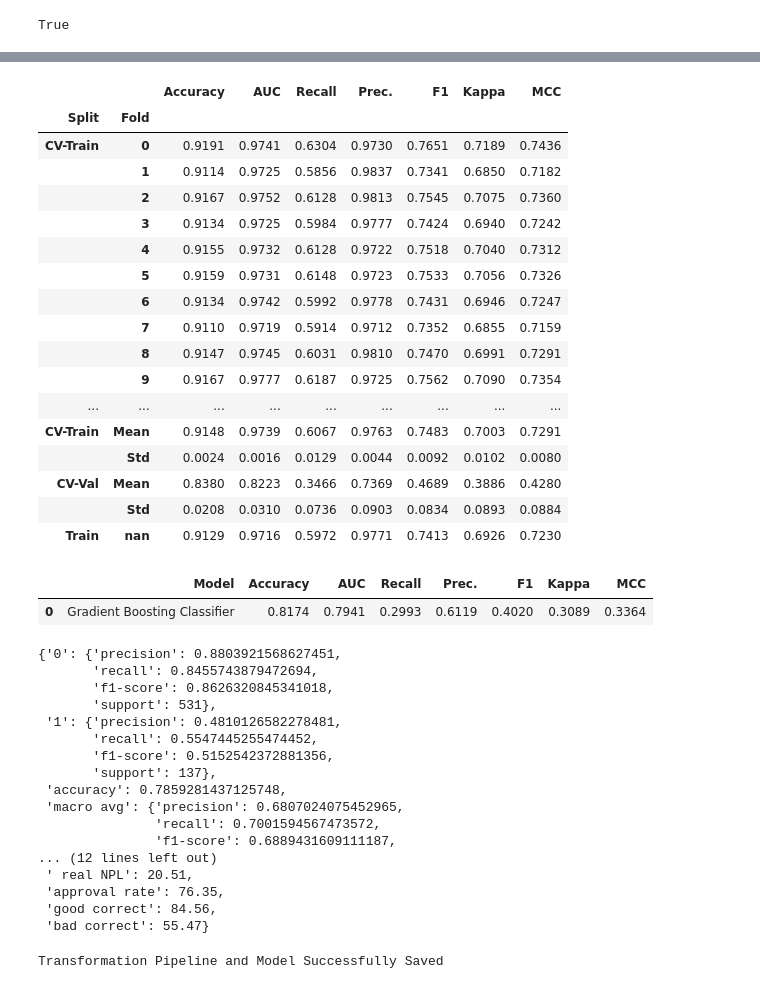
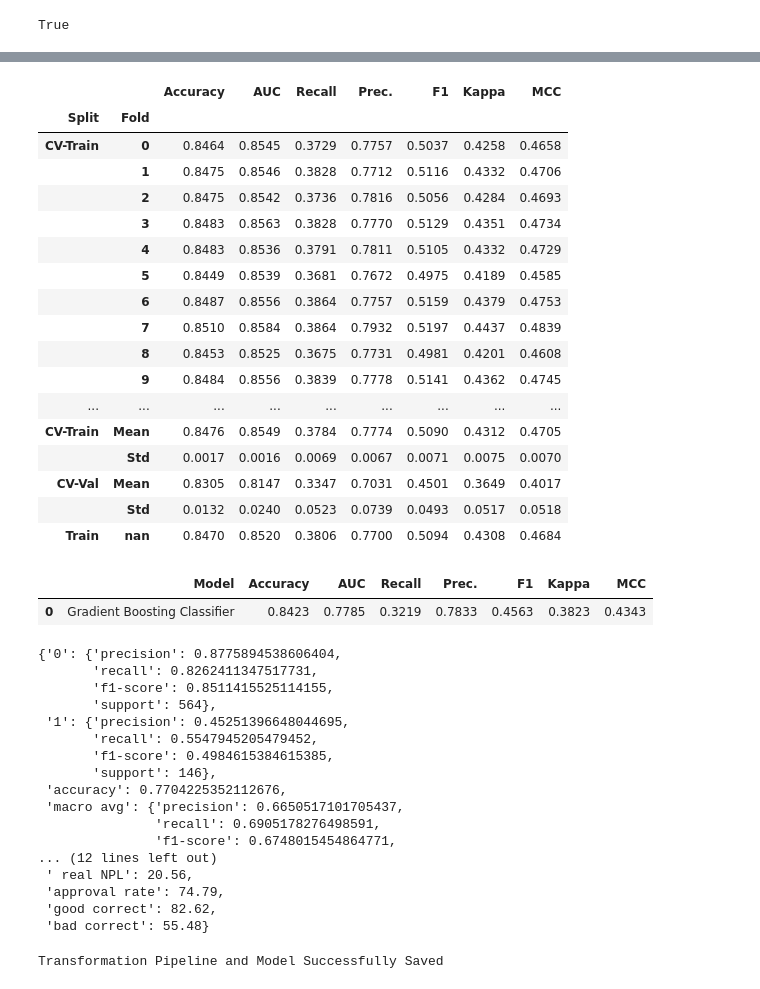
Before and after one commit to s-masrur/cbi_scoring_original, a Jupyter notebook: deploy_pycaret.ipynb, the cells around one changed output, grey strips where cells are left out. Cells and saved outputs as stored; diff of their text form; code cells hidden in the pictures.

Commit message:
corrected version

```diff
--- a/deploy_pycaret.ipynb
+++ b/deploy_pycaret.ipynb
@@ -372,0 +351,12 @@ Original model was better than the tuned model, hence it will be returned. NOTE:
+# %%
+# train sklearn gbc
+trained_gboosting = exp.create_model(
+    estimator='gbc',
+    n_estimators=200,
+    learning_rate=0.013,
+    cross_validation=True,
+    return_train_score=True,
+    fold=10,
+    max_depth = 3,
+    random_state = 42
+)
@@ -373,29 +383,29 @@ Original model was better than the tuned model, hence it will be returned. NOTE:
 # %%
-calibrated_catboost = exp.calibrate_model(best, fold=5, return_train_score=True)
+calibrated_gboosting = exp.calibrate_model(trained_gboosting, fold=10, return_train_score=True)
 # %% [output]
 [interactive output not drawn]
 |  |  | Accuracy | AUC | Recall | Prec. | F1 | Kappa | MCC |
 | Split | Fold |  |  |  |  |  |  |  |
-| CV-Train | 0 | 0.9191 | 0.9741 | 0.6304 | 0.9730 | 0.7651 | 0.7189 | 0.7436 |
-|  | 1 | 0.9114 | 0.9725 | 0.5856 | 0.9837 | 0.7341 | 0.6850 | 0.7182 |
-|  | 2 | 0.9167 | 0.9752 | 0.6128 | 0.9813 | 0.7545 | 0.7075 | 0.7360 |
-|  | 3 | 0.9134 | 0.9725 | 0.5984 | 0.9777 | 0.7424 | 0.6940 | 0.7242 |
-|  | 4 | 0.9155 | 0.9732 | 0.6128 | 0.9722 | 0.7518 | 0.7040 | 0.7312 |
-|  | 5 | 0.9159 | 0.9731 | 0.6148 | 0.9723 | 0.7533 | 0.7056 | 0.7326 |
-|  | 6 | 0.9134 | 0.9742 | 0.5992 | 0.9778 | 0.7431 | 0.6946 | 0.7247 |
-|  | 7 | 0.9110 | 0.9719 | 0.5914 | 0.9712 | 0.7352 | 0.6855 | 0.7159 |
-|  | 8 | 0.9147 | 0.9745 | 0.6031 | 0.9810 | 0.7470 | 0.6991 | 0.7291 |
-|  | 9 | 0.9167 | 0.9777 | 0.6187 | 0.9725 | 0.7562 | 0.7090 | 0.7354 |
+| CV-Train | 0 | 0.8464 | 0.8545 | 0.3729 | 0.7757 | 0.5037 | 0.4258 | 0.4658 |
+|  | 1 | 0.8475 | 0.8546 | 0.3828 | 0.7712 | 0.5116 | 0.4332 | 0.4706 |
+|  | 2 | 0.8475 | 0.8542 | 0.3736 | 0.7816 | 0.5056 | 0.4284 | 0.4693 |
+|  | 3 | 0.8483 | 0.8563 | 0.3828 | 0.7770 | 0.5129 | 0.4351 | 0.4734 |
+|  | 4 | 0.8483 | 0.8536 | 0.3791 | 0.7811 | 0.5105 | 0.4332 | 0.4729 |
+|  | 5 | 0.8449 | 0.8539 | 0.3681 | 0.7672 | 0.4975 | 0.4189 | 0.4585 |
+|  | 6 | 0.8487 | 0.8556 | 0.3864 | 0.7757 | 0.5159 | 0.4379 | 0.4753 |
+|  | 7 | 0.8510 | 0.8584 | 0.3864 | 0.7932 | 0.5197 | 0.4437 | 0.4839 |
+|  | 8 | 0.8453 | 0.8525 | 0.3675 | 0.7731 | 0.4981 | 0.4201 | 0.4608 |
+|  | 9 | 0.8484 | 0.8556 | 0.3839 | 0.7778 | 0.5141 | 0.4362 | 0.4745 |
 | ... | ... | ... | ... | ... | ... | ... | ... | ... |
-| CV-Train | Mean | 0.9148 | 0.9739 | 0.6067 | 0.9763 | 0.7483 | 0.7003 | 0.7291 |
-|  | Std | 0.0024 | 0.0016 | 0.0129 | 0.0044 | 0.0092 | 0.0102 | 0.0080 |
-| CV-Val | Mean | 0.8380 | 0.8223 | 0.3466 | 0.7369 | 0.4689 | 0.3886 | 0.4280 |
-|  | Std | 0.0208 | 0.0310 | 0.0736 | 0.0903 | 0.0834 | 0.0893 | 0.0884 |
-| Train | nan | 0.9129 | 0.9716 | 0.5972 | 0.9771 | 0.7413 | 0.6926 | 0.7230 |
+| CV-Train | Mean | 0.8476 | 0.8549 | 0.3784 | 0.7774 | 0.5090 | 0.4312 | 0.4705 |
+|  | Std | 0.0017 | 0.0016 | 0.0069 | 0.0067 | 0.0071 | 0.0075 | 0.0070 |
+| CV-Val | Mean | 0.8305 | 0.8147 | 0.3347 | 0.7031 | 0.4501 | 0.3649 | 0.4017 |
+|  | Std | 0.0132 | 0.0240 | 0.0523 | 0.0739 | 0.0493 | 0.0517 | 0.0518 |
+| Train | nan | 0.8470 | 0.8520 | 0.3806 | 0.7700 | 0.5094 | 0.4308 | 0.4684 |
 # %%
 # GET PERFORMANCE METRICS:
 threshold = 0.25
-predictions = exp.predict_model(calibrated_boost, raw_score=True, encoded_labels=True)
+predictions = exp.predict_model(calibrated_gboosting, raw_score=True, encoded_labels=True)
 predictions['prediction_label'] = (predictions['prediction_score_1'] > threshold).astype(int)
 # predictions.to_excel('predictions.xlsx', index=False)
 
@@ -418,22 +428,22 @@ report['bad correct'] = round(tp/(fn+tp)*100, 2)
 pprint(report, sort_dicts=False)
 # %% [output]
 |  | Model | Accuracy | AUC | Recall | Prec. | F1 | Kappa | MCC |
-| 0 | Gradient Boosting Classifier | 0.8174 | 0.7941 | 0.2993 | 0.6119 | 0.4020 | 0.3089 | 0.3364 |
+| 0 | Gradient Boosting Classifier | 0.8423 | 0.7785 | 0.3219 | 0.7833 | 0.4563 | 0.3823 | 0.4343 |
-{'0': {'precision': 0.8803921568627451,
-       'recall': 0.8455743879472694,
-       'f1-score': 0.8626320845341018,
-       'support': 531},
- '1': {'precision': 0.4810126582278481,
-       'recall': 0.5547445255474452,
-       'f1-score': 0.5152542372881356,
-       'support': 137},
- 'accuracy': 0.7859281437125748,
- 'macro avg': {'precision': 0.6807024075452965,
-               'recall': 0.7001594567473572,
-               'f1-score': 0.6889431609111187,
+{'0': {'precision': 0.8775894538606404,
+       'recall': 0.8262411347517731,
+       'f1-score': 0.8511415525114155,
+       'support': 564},
+ '1': {'precision': 0.45251396648044695,
+       'recall': 0.5547945205479452,
+       'f1-score': 0.4984615384615385,
+       'support': 146},
+ 'accuracy': 0.7704225352112676,
+ 'macro avg': {'precision': 0.6650517101705437,
+               'recall': 0.6905178276498591,
+               'f1-score': 0.6748015454864771,
 ... (12 lines left out)
- ' real NPL': 20.51,
- 'approval rate': 76.35,
- 'good correct': 84.56,
- 'bad correct': 55.47}
+ ' real NPL': 20.56,
+ 'approval rate': 74.79,
+ 'good correct': 82.62,
+ 'bad correct': 55.48}
 # %%
```
Also changed, not shown: parts of 17 cells of this notebook, 2 other files.
